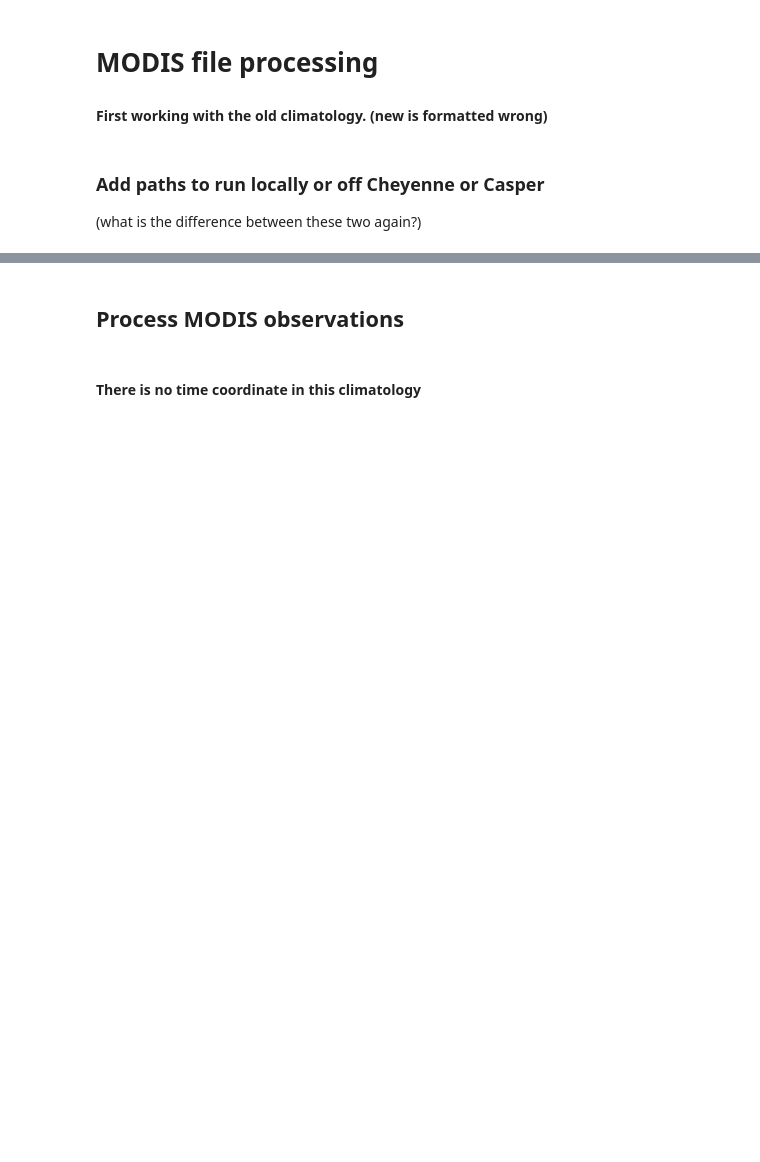
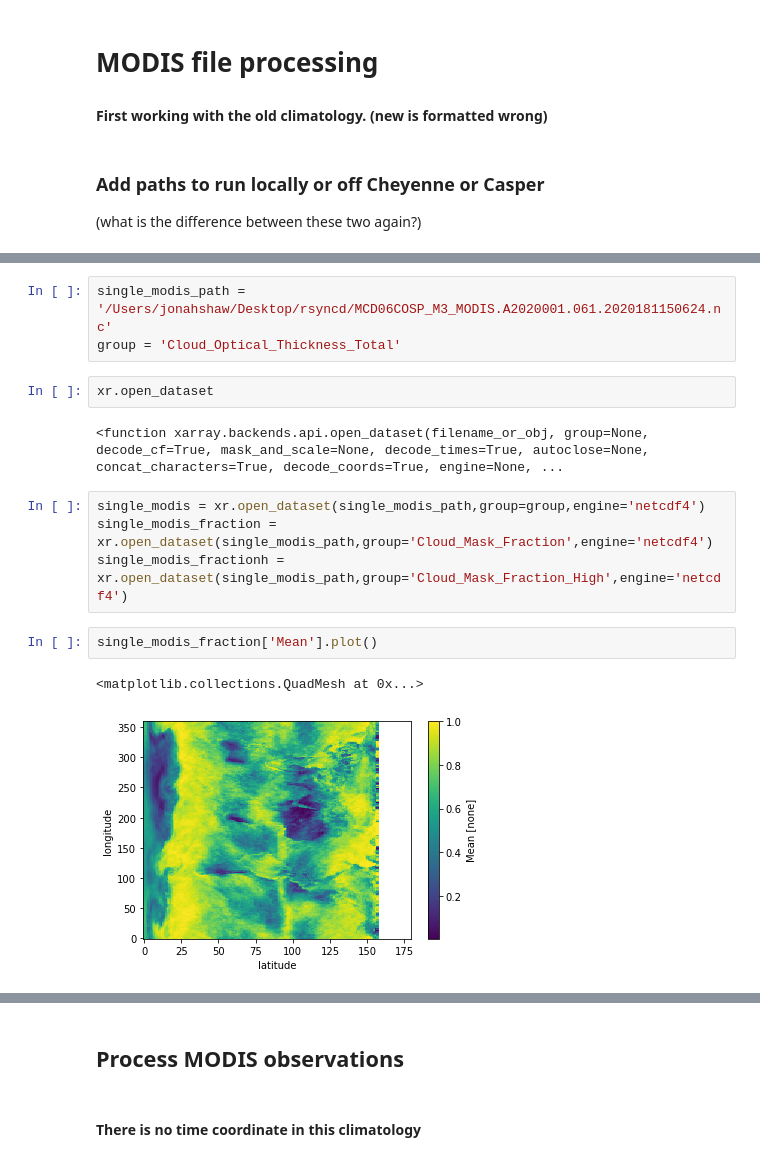
Before and after one commit to jshaw35/CESM2_analysis, a Jupyter notebook: CESM2_COSP/modis_proc_new.ipynb, the cells around one changed output, grey strips where cells are left out. Cells and saved outputs as stored; diff of their text form; blank space fills up the shorter version.

Commit message:
small modis testing while in Edwards, CO

```diff
--- a/CESM2_COSP/modis_proc_new.ipynb
+++ b/CESM2_COSP/modis_proc_new.ipynb
@@ -34,0 +58,16 @@ from interp_functions import *
+# %%
+single_modis_path = '/Users/jonahshaw/Desktop/rsyncd/MCD06COSP_M3_MODIS.A2020001.061.2020181150624.nc'
+group = 'Cloud_Optical_Thickness_Total'
+# %%
+xr.open_dataset
+# %% [output]
+<function xarray.backends.api.open_dataset(filename_or_obj, group=None, decode_cf=True, mask_and_scale=None, decode_times=True, autoclose=None, concat_characters=True, decode_coords=True, engine=None, ...
+# %%
+single_modis = xr.open_dataset(single_modis_path,group=group,engine='netcdf4')
+single_modis_fraction = xr.open_dataset(single_modis_path,group='Cloud_Mask_Fraction',engine='netcdf4')
+single_modis_fractionh = xr.open_dataset(single_modis_path,group='Cloud_Mask_Fraction_High',engine='netcdf4')
+# %%
+single_modis_fraction['Mean'].plot()
+# %% [output]
+<matplotlib.collections.QuadMesh at 0x...>
+[figure, added]
```
Also changed, not shown: parts of 17 cells of this notebook, 1 other file.
